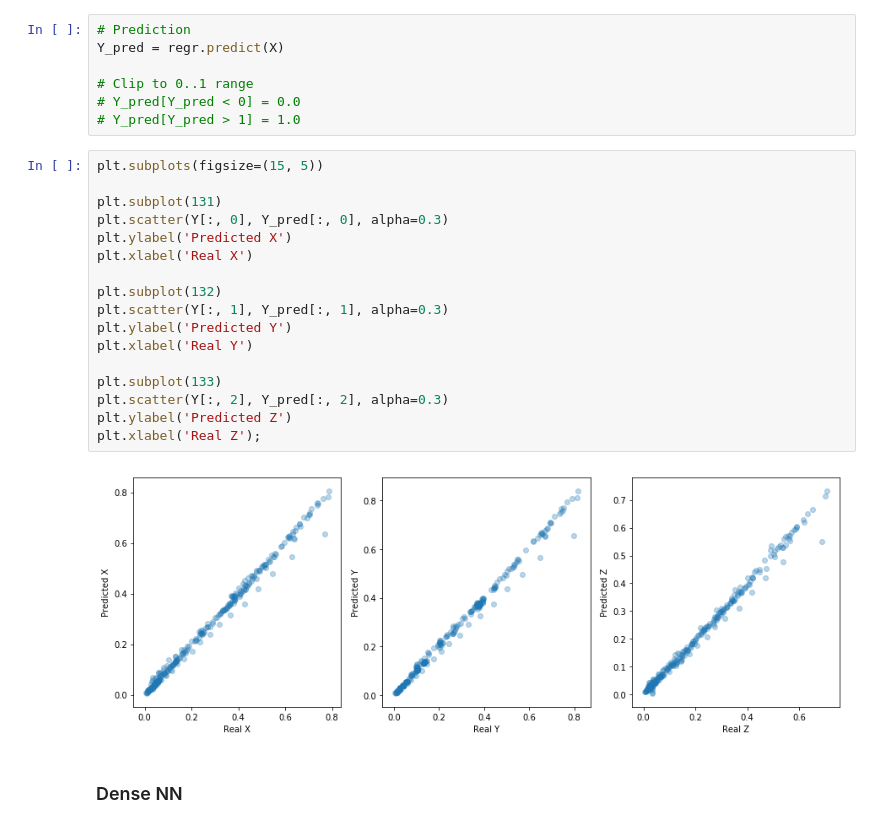
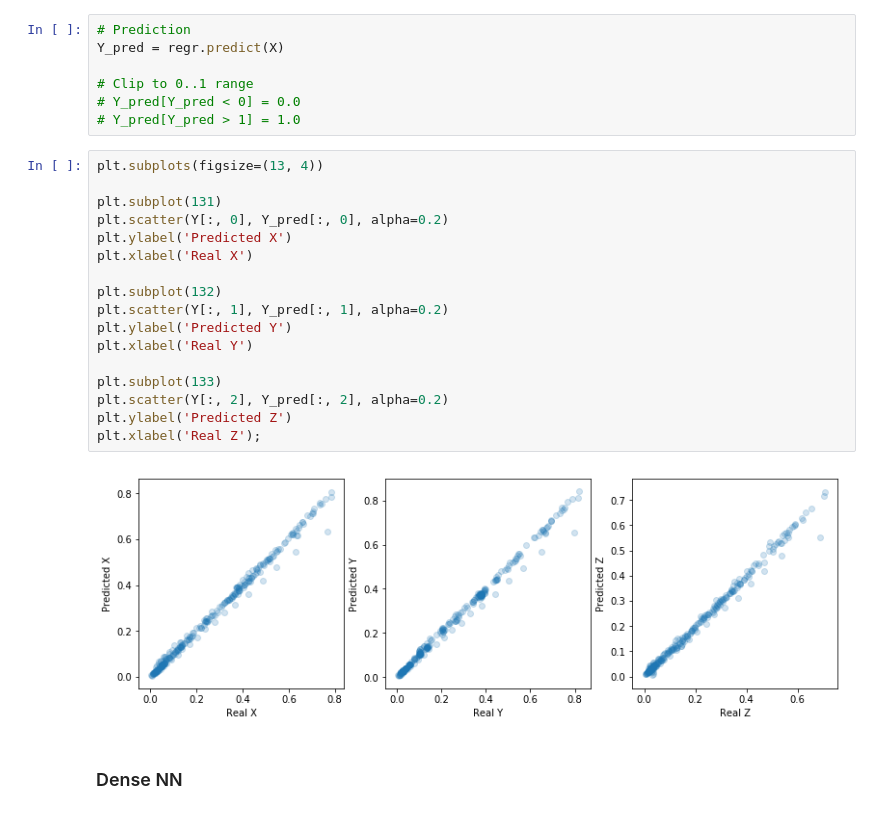
Before and after one commit to gluijk/camera-profiling-mlp, a Jupyter notebook: camera-profiling-mlp.ipynb, the cells around one changed output. Drawn from its saved outputs; the diff is of its cells as text.

```diff
--- a/camera-profiling-mlp.ipynb
+++ b/camera-profiling-mlp.ipynb
@@ -192,24 +192,24 @@ Y_pred = regr.predict(X)
 # Y_pred[Y_pred < 0] = 0.0
 # Y_pred[Y_pred > 1] = 1.0
 # %%
-plt.subplots(figsize=(15, 5))
+plt.subplots(figsize=(13, 4))
 
 plt.subplot(131)
-plt.scatter(Y[:, 0], Y_pred[:, 0], alpha=0.3)
+plt.scatter(Y[:, 0], Y_pred[:, 0], alpha=0.2)
 plt.ylabel('Predicted X')
 plt.xlabel('Real X')
 
 plt.subplot(132)
-plt.scatter(Y[:, 1], Y_pred[:, 1], alpha=0.3)
+plt.scatter(Y[:, 1], Y_pred[:, 1], alpha=0.2)
 plt.ylabel('Predicted Y')
 plt.xlabel('Real Y')
 
 plt.subplot(133)
-plt.scatter(Y[:, 2], Y_pred[:, 2], alpha=0.3)
+plt.scatter(Y[:, 2], Y_pred[:, 2], alpha=0.2)
 plt.ylabel('Predicted Z')
 plt.xlabel('Real Z');
 # %% [output]
-[figure, old version]
+[figure, new version]
 # %% [markdown]
 ### Dense NN
 # %%
```
Also changed, not shown: parts of 1 cell of this notebook.
